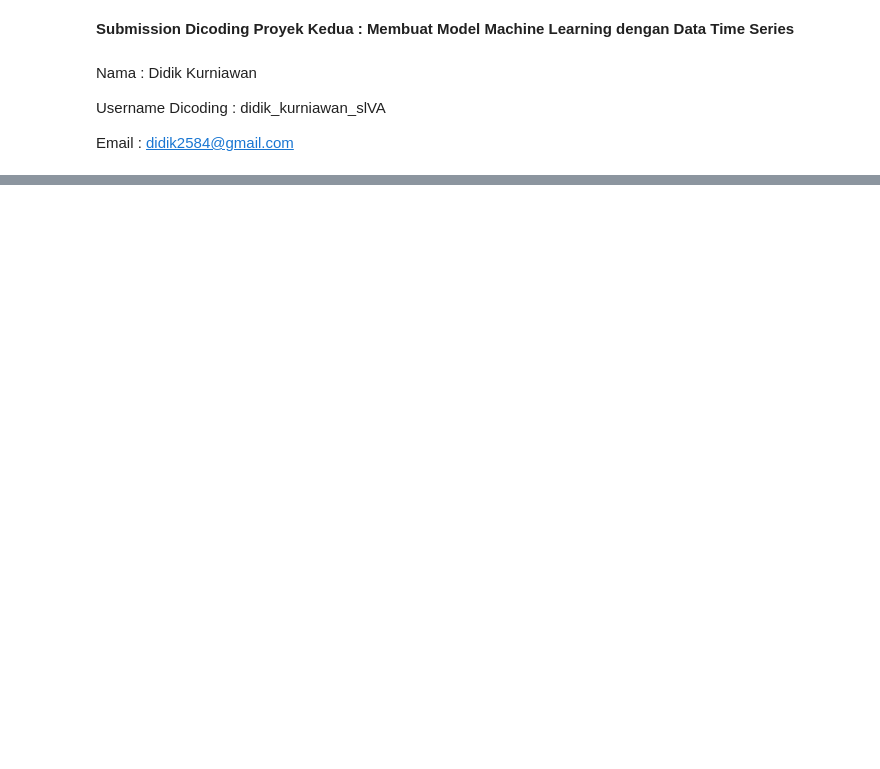
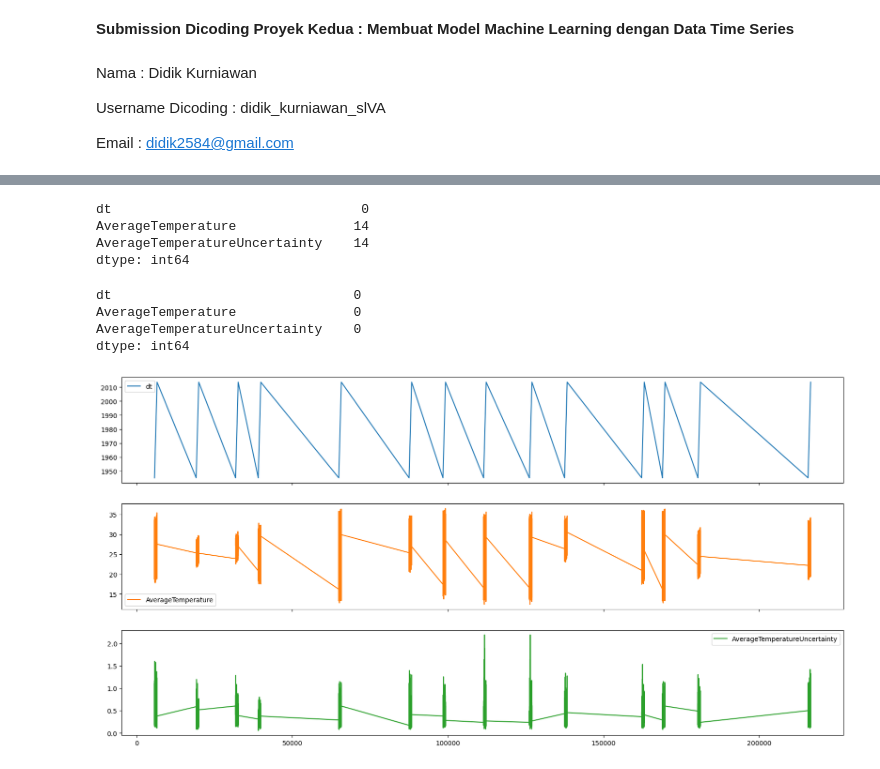
Before and after one commit to Didikkurniawan3/Membuat-Model-Machine-Learning-dengan-Data-Time-Series, a Jupyter notebook: Submission_Dicoding_Proyek_Kedua_Membuat_Model_Machine_Learning_dengan_Data_Time_Series.ipynb, the cells around one changed output, grey strips where cells are left out. Drawn from its saved outputs; the diff is of its cells as text; code cells hidden in the pictures; blank space fills up the shorter version.

```diff
--- a/Submission_Dicoding_Proyek_Kedua_Membuat_Model_Machine_Learning_dengan_Data_Time_Series.ipynb
+++ b/Submission_Dicoding_Proyek_Kedua_Membuat_Model_Machine_Learning_dengan_Data_Time_Series.ipynb
@@ -273,0 +49,7 @@ plt.show()
+# %%
+df['dt'] = pd.to_datetime(df['dt'])
+get_data = (df['dt'] > '1945-01-01') & (df['dt'] <= '2013-09-01')
+df.loc[get_data]
+
+df = df.loc[get_data]
+display(df)
@@ -273,0 +72,3 @@ plt.show()
+# %%
+df = df.loc[df['Country'].isin(['India'])]
+display(df)
@@ -273,0 +91,3 @@ plt.show()
+# %%
+df.drop(['Country'], axis = 1, inplace = True)
+df.reset_index(drop = True)
@@ -273,0 +108,22 @@ plt.show()
+# %%
+df.isnull().sum()
+# %% [output]
+dt                                0
+AverageTemperature               14
+AverageTemperatureUncertainty    14
+dtype: int64
+# %%
+df.dropna(subset = ['AverageTemperature'], inplace = True)
+df.dropna(subset = ['AverageTemperatureUncertainty'], inplace = True)
+df.isnull().sum()
+# %% [output]
+dt                               0
+AverageTemperature               0
+AverageTemperatureUncertainty    0
+dtype: int64
+# %%
+df_plot = df
+df_plot[df_plot.columns.to_list()].plot(subplots = True, figsize = (20, 10))
+plt.show()
+# %% [output]
+[figure, added]
```
Also changed, not shown: parts of 54 cells of this notebook, 1 other file.
